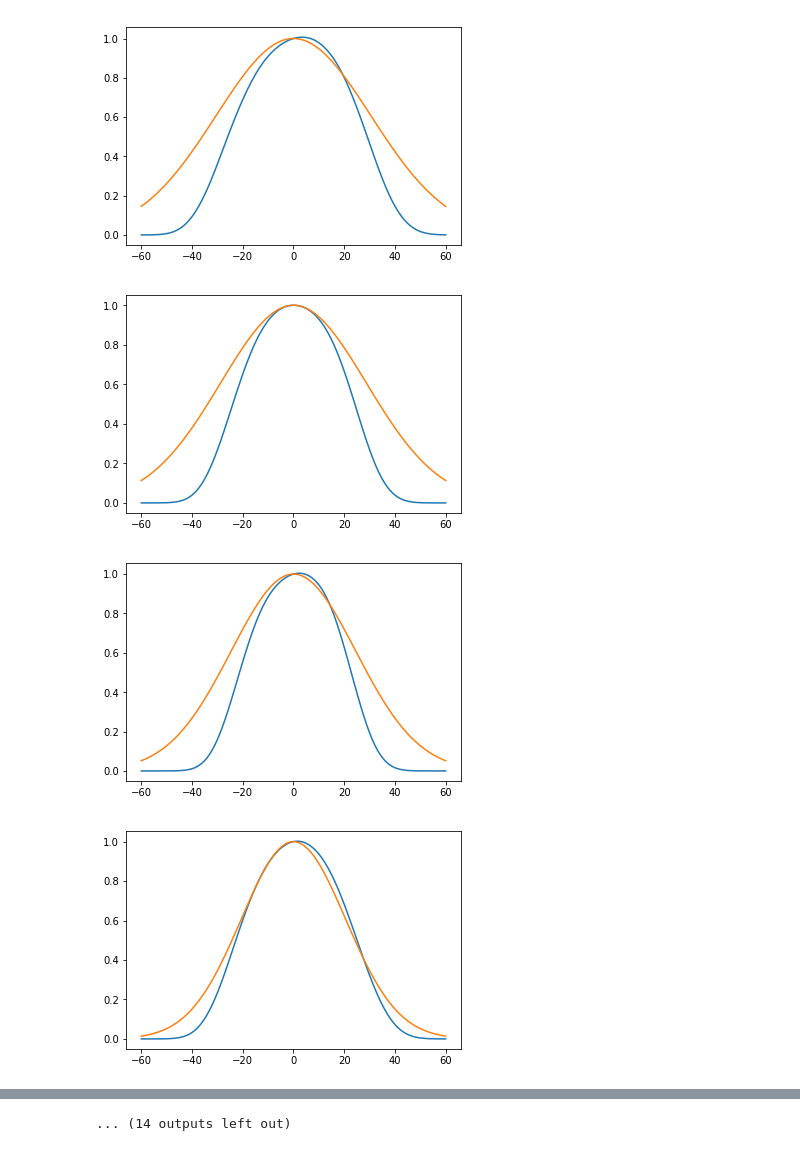
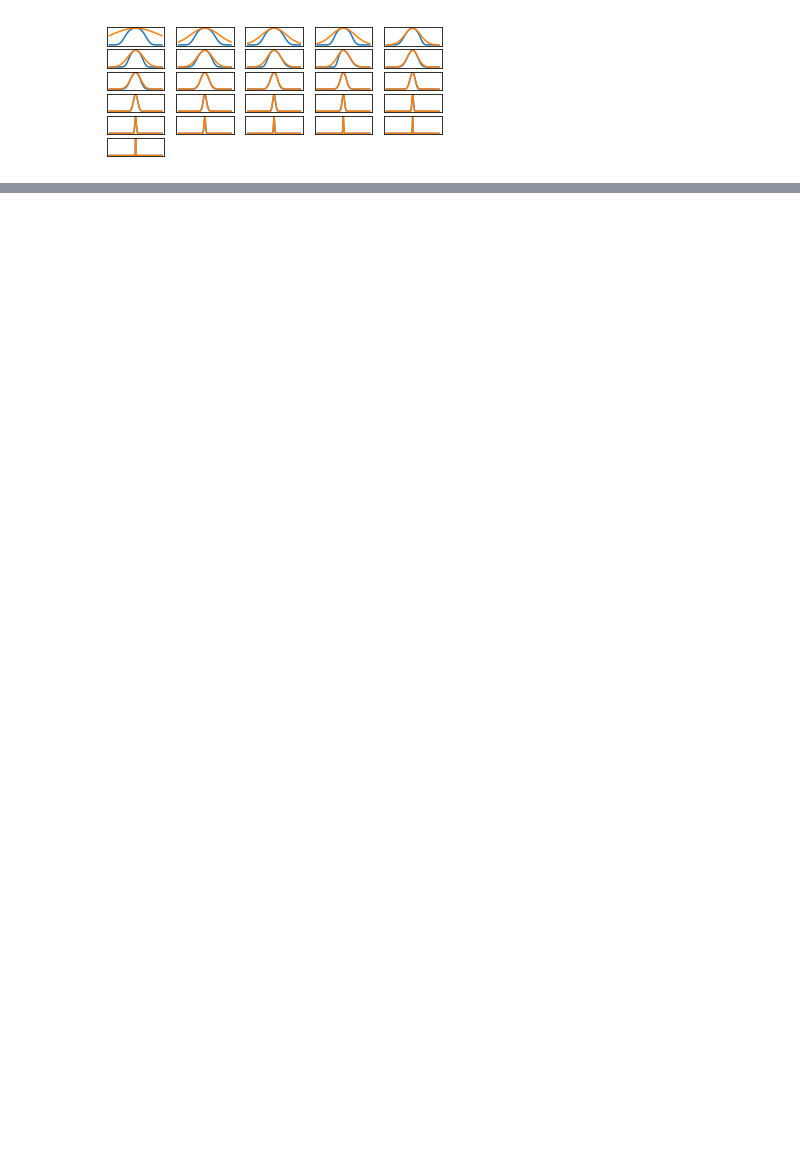
Before and after one commit to maa805/mining-minima, a Jupyter notebook: mining_minima_nucleic_acids.ipynb, the cells around one changed output, grey strips where cells are left out. Saved outputs shown, nothing was run; the diff lists cells and outputs as text; code cells hidden in the pictures; blank space fills up the shorter version.

```diff
--- a/mining_minima_nucleic_acids.ipynb
+++ b/mining_minima_nucleic_acids.ipynb
@@ -173,6 +185,9 @@ rna_hires = protocols.rna.denovo.get_rna_hires_scorefxn()
 # %%
-print rna_hires
-
+rna_hires = protocols.rna.denovo.get_rna_hires_scorefxn()
+#rna_hires = core.scoring.ScoreFunctionFactory.create_score_function('rna/denovo/rna_hires_recces')
+#rna_hires.set_weight(core.scoring.geom_sol, 0)
+#rna_hires.set_weight(core.scoring.ch_bond, 0)
+#rna_hires.set_weight(core.scoring.rna_sugar_close, 0)
 rna_hires.set_weight(core.scoring.ch_bond, 0.)
 rna_hires.set_weight(core.scoring.rna_sugar_close, 0.)
 rna_hires.set_weight(core.scoring.hbond_lr_bb_sc, 0.)
@@ -188,6 +203,7 @@ rna_hires.set_weight(core.scoring.fa_elec_rna_phos_phos, 4.54)
 rna_hires.set_weight(core.scoring.rna_torsion, 4.26)
 rna_hires.set_weight(core.scoring.stack_elec, 1.54)
 rna_hires.set_weight(core.scoring.hbond_sc, 2.46)
-print scorefxn
+np.heaviside
+print rna_hires
 # %% [output]
 ScoreFunction::show():
@@ -210,21 +228,22 @@ FreeDOF_Options::show: free_side_chain_bonus: -0.5
 # %%
-seq1 = 'guu'
-seq2 = 'aac'
+seq1 = 'ggg'
+seq2 = 'ccc'
 
 # Specify local path to where RECCES results are stored
 try:
     hist = SingleHistSimulation('./../recces_rosetta/results/'+seq1+'_'+seq2+'/ST/')
-    norm = np.sum(hist._dos)
     print hist.value
+
 except ValueError: pass
+except IndexError: pass
 
 n_residues = len(seq1) + len(seq2)
 
 pose, movemap, dof_dict = initialize_pose(seq1, seq2)
+pyrosetta.rosetta.protocols.rna.denovo.setup_coarse_chainbreak_constraints(pose, 2)
 #pose = pose_from_pdb('aaa_uuu_chainbreak.pdb')
 scorefxn = core.scoring.ScoreFunctionFactory.create_score_function('/stepwise/rna/turner')
 scorefxn = rna_hires
 #scorefxn.set_weight(core.scoring.lk_nonpolar, 0)
 #scorefxn.set_weight(core.scoring.stack_elec, 0)
-minimum.assign(pose)
 # %% [output]
@@ -246,7 +274,7 @@ pose.assign(helix_state(pose, dof_dict))
 minmover.apply(pose)
 minimum.assign(pose)
 print scorefxn.show(pose)
-h = 0.25
+h = 0.1
 h_rad = h*np.pi/180
 E_0 = scorefxn(pose)
 
@@ -257,7 +285,7 @@ dofs = np.array(dofs)
 
 hessian = np.zeros((len(dofs), len(dofs)))
 
-n_pts = int(2/h + 1)
+n_pts = int(1/h + 1)
 ind = int(n_pts/2)
 
 tor_ranges = np.zeros((n_pts, len(dofs)))
@@ -265,7 +293,7 @@ energy = np.zeros((n_pts, n_pts))
 
 for ii, dof in enumerate(dofs):
 
-    tor_ranges[:, ii] = dof + np.arange(-1, 1+h, h)
+    tor_ranges[:, ii] = dof + np.arange(-0.5, 0.5+h, h)
 
 for pair in list(itertools.combinations(dof_dict.keys(), 2)):
 
@@ -348,39 +376,37 @@ and scanned modes'''
 import scipy.integrate
 
 pose.assign(minimum)
+E_min = scorefxn(minimum)
 kT = 1.0
-
+fig = plt.figure()
 for kk, K in enumerate(w):
 
     mode = v[:,kk]
     h = np.arange(-60,61,1)
     h_plot = h*np.pi/180
 
     bar = []
 
 
     for hh in h:
 
         dofs_new = dofs+hh*mode
 
         for jj, dof in enumerate(dofs_new):
 
             if jj > len(dofs)/2 - 2: jj += 5
             pose.set_torsion(dof_dict[jj], dof)
 
         bar.append((scorefxn(pose)-E_0)/kT)
 
     np.array(bar)
     pose.assign(minimum)
-    plt.figure()
-    #plt.subplot(5, 3, kk+1)
+    plt.subplot(10,5, kk+1)
     plt.plot(h, np.exp(-np.array(bar)))
-
     plt.plot(h, np.exp(-0.5*K*h_plot**2/kT))
+    plt.xticks([])
+    plt.yticks([])
     #plt.xlabel('Displacement along normal coordinate (degrees)')
     #plt.ylabel('exp(-(E-E0)/kT)')
 # %% [output]
-[figure, old version]
+[figure, new version]
-[figure, removed]
-[figure, removed]
-[figure, removed]
@@ -395,4 +413,3 @@ for kk, K in enumerate(w):
-... (14 outputs left out)
 # %%
 '''this code will calculate the configuration integral using both harmonic approximation and mode scanning'''
 
```
Also changed, not shown: parts of 45 cells of this notebook, 2 other files.
